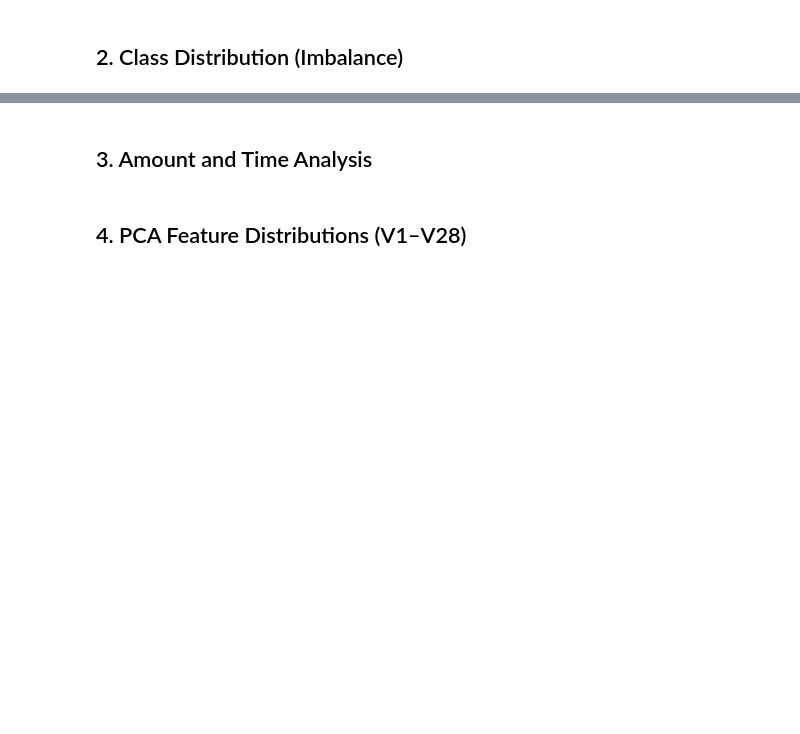
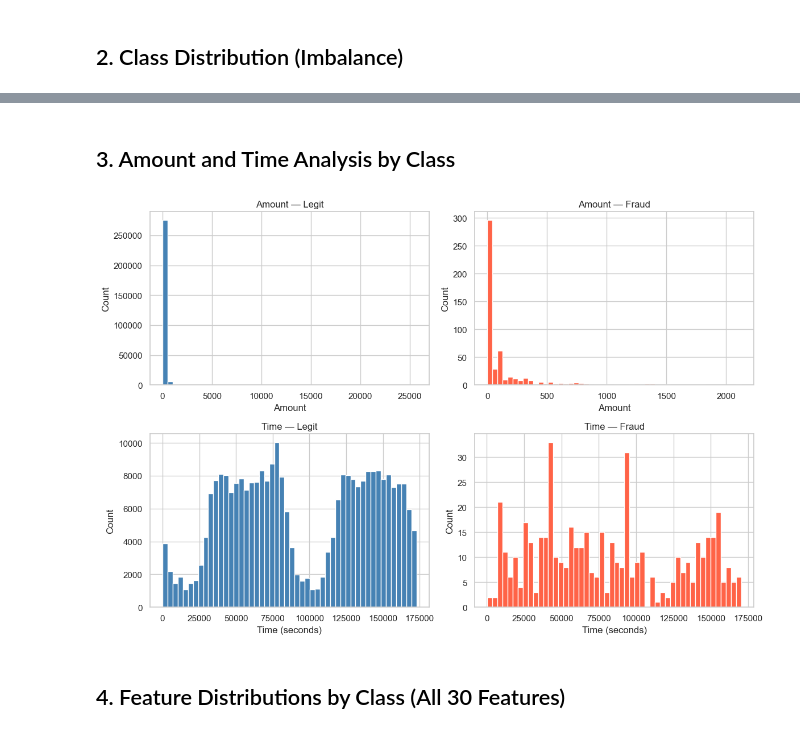
Before and after one commit to srwang721tw/KaggleFraudDetection, a Jupyter notebook: notebooks/01_eda.ipynb, the cells around one changed output, grey strips where cells are left out. Cells and saved outputs as stored; diff of their text form; code cells hidden in the pictures; blank space fills up the shorter version.

```diff
--- a/notebooks/01_eda.ipynb
+++ b/notebooks/01_eda.ipynb
@@ -39,23 +105,24 @@ plt.show()
 # %% [markdown]
-## 3. Amount and Time Analysis
+## 3. Amount and Time Analysis by Class
 # %%
-fig, axes = plt.subplots(1, 2, figsize=(14, 4))
+fig, axes = plt.subplots(2, 2, figsize=(12, 8))
 
-for cls, label, color in [(0, 'Legit', 'steelblue'), (1, 'Fraud', 'tomato')]:
-    axes[0].hist(df[df['Class'] == cls]['Amount'], bins=50, alpha=0.6, label=label, color=color)
-axes[0].set_title('Transaction Amount by Class')
-axes[0].set_xlabel('Amount')
-axes[0].legend()
+for col_idx, (cls, label, color) in enumerate([(0, 'Legit', 'steelblue'), (1, 'Fraud', 'tomato')]):
+    axes[0, col_idx].hist(df[df['Class'] == cls]['Amount'], bins=50, color=color)
+    axes[0, col_idx].set_title(f'Amount — {label}')
+    axes[0, col_idx].set_xlabel('Amount')
+    axes[0, col_idx].set_ylabel('Count')
 
-for cls, label, color in [(0, 'Legit', 'steelblue'), (1, 'Fraud', 'tomato')]:
-    axes[1].hist(df[df['Class'] == cls]['Time'], bins=50, alpha=0.6, label=label, color=color)
-axes[1].set_title('Transaction Time by Class')
-axes[1].set_xlabel('Time (seconds)')
-axes[1].legend()
+    axes[1, col_idx].hist(df[df['Class'] == cls]['Time'], bins=50, color=color)
+    axes[1, col_idx].set_title(f'Time — {label}')
+    axes[1, col_idx].set_xlabel('Time (seconds)')
+    axes[1, col_idx].set_ylabel('Count')
 
 plt.tight_layout()
-plt.savefig('../reports/figures/amount_time_dist.png', dpi=150)
+plt.savefig(f'{REPORT_DIR}/amount_time_dist.png', dpi=150)
 plt.show()
+# %% [output]
+[figure, added]
 # %% [markdown]
-## 4. PCA Feature Distributions (V1–V28)
+## 4. Feature Distributions by Class (All 30 Features)
 # %%
```
Also changed, not shown: parts of 10 cells of this notebook, 13 other files.
